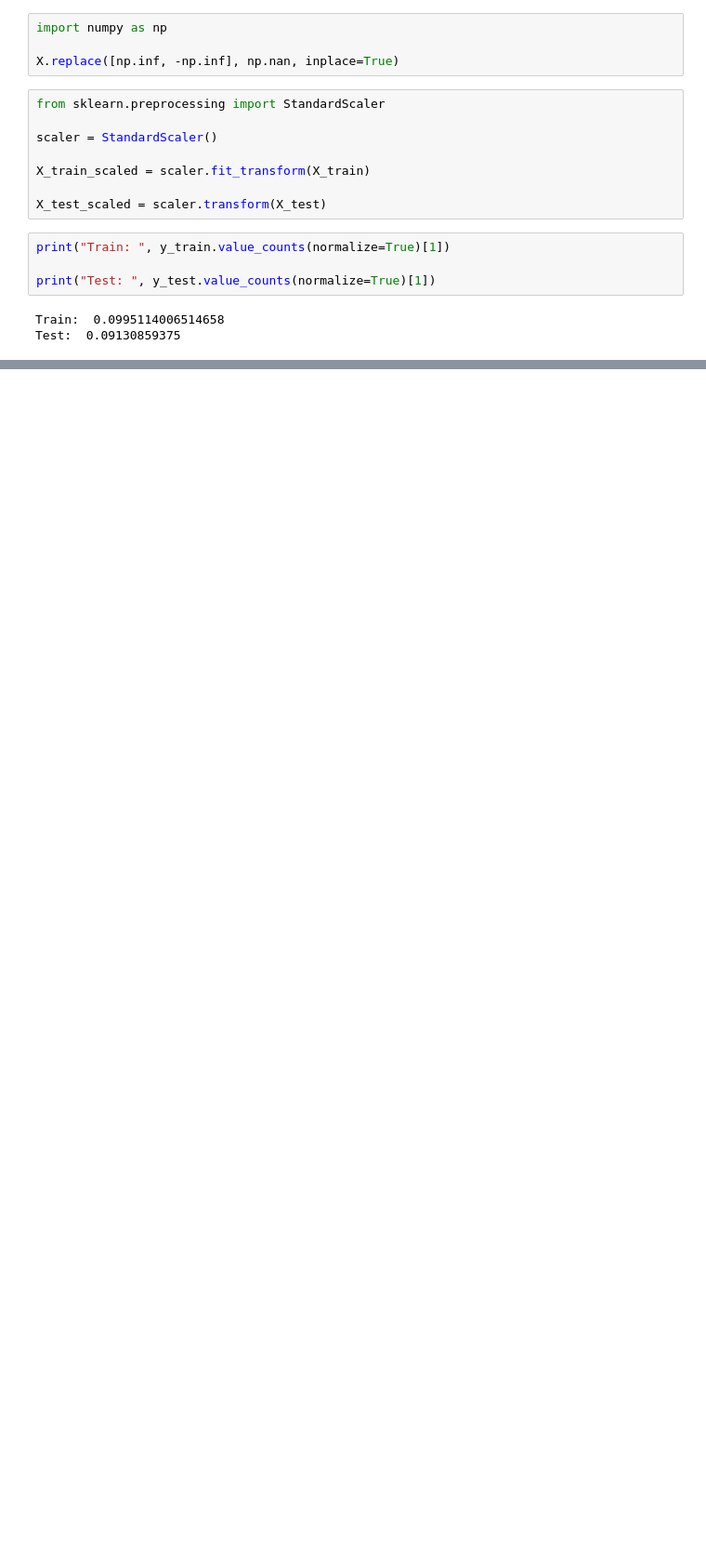
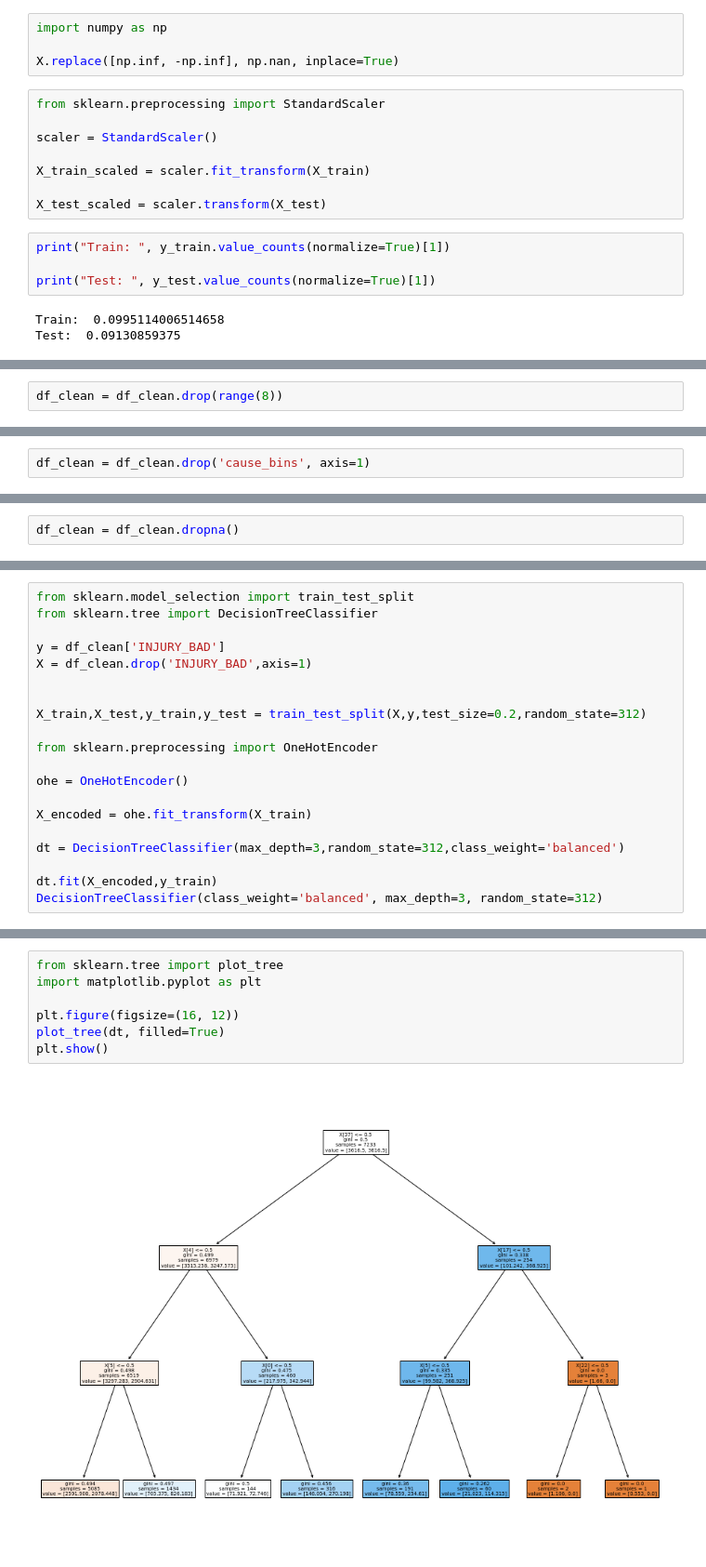
Before and after one commit to jnahra/phase-3-project, a Jupyter notebook: sean_modeling.ipynb, the cells around one changed output, grey strips where cells are left out. Shown: that part at 93% size. Cells and saved outputs as stored; diff of their text form; blank space fills up the shorter version.

Commit message:
model progress:

```diff
--- a/sean_modeling.ipynb
+++ b/sean_modeling.ipynb
@@ -155,0 +256,2 @@ NameError: name 'probs' is not defined
+# %%
+df_clean = df_clean.drop(range(8))
@@ -155,0 +337,2 @@ NameError: name 'probs' is not defined
+# %%
+df_clean = df_clean.drop('cause_bins', axis=1)
@@ -155,0 +359,2 @@ NameError: name 'probs' is not defined
+# %%
+df_clean = df_clean.dropna()
@@ -155,0 +381,20 @@ NameError: name 'probs' is not defined
+# %%
+from sklearn.model_selection import train_test_split
+from sklearn.tree import DecisionTreeClassifier
+
+y = df_clean['INJURY_BAD']
+X = df_clean.drop('INJURY_BAD',axis=1)
+
+
+X_train,X_test,y_train,y_test = train_test_split(X,y,test_size=0.2,random_state=312)
+
+from sklearn.preprocessing import OneHotEncoder
+
+ohe = OneHotEncoder()
+
+X_encoded = ohe.fit_transform(X_train)
+
+dt = DecisionTreeClassifier(max_depth=3,random_state=312,class_weight='balanced')
+
+dt.fit(X_encoded,y_train)
+DecisionTreeClassifier(class_weight='balanced', max_depth=3, random_state=312)
@@ -155,0 +403,9 @@ NameError: name 'probs' is not defined
+# %%
+from sklearn.tree import plot_tree
+import matplotlib.pyplot as plt
+
+plt.figure(figsize=(16, 12))
+plot_tree(dt, filled=True)
+plt.show()
+# %% [output]
+[figure, added]
```
Also changed, not shown: parts of 31 cells of this notebook.
